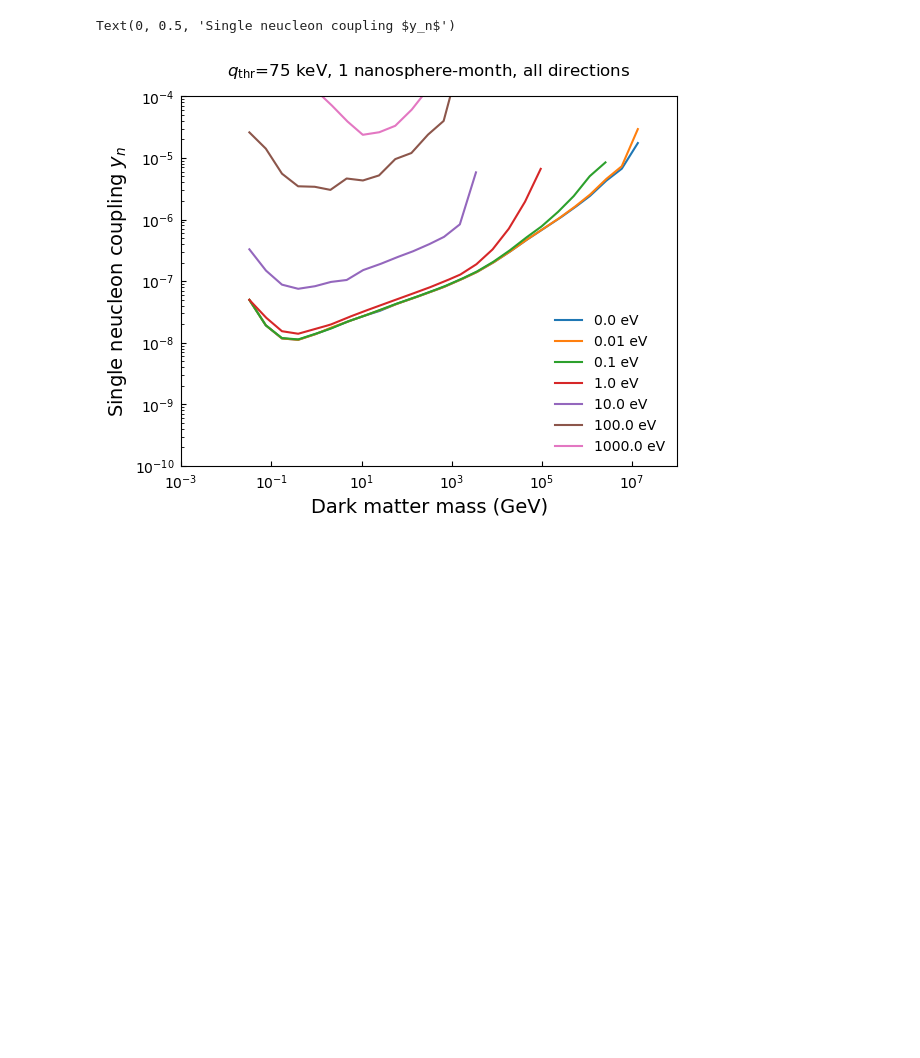
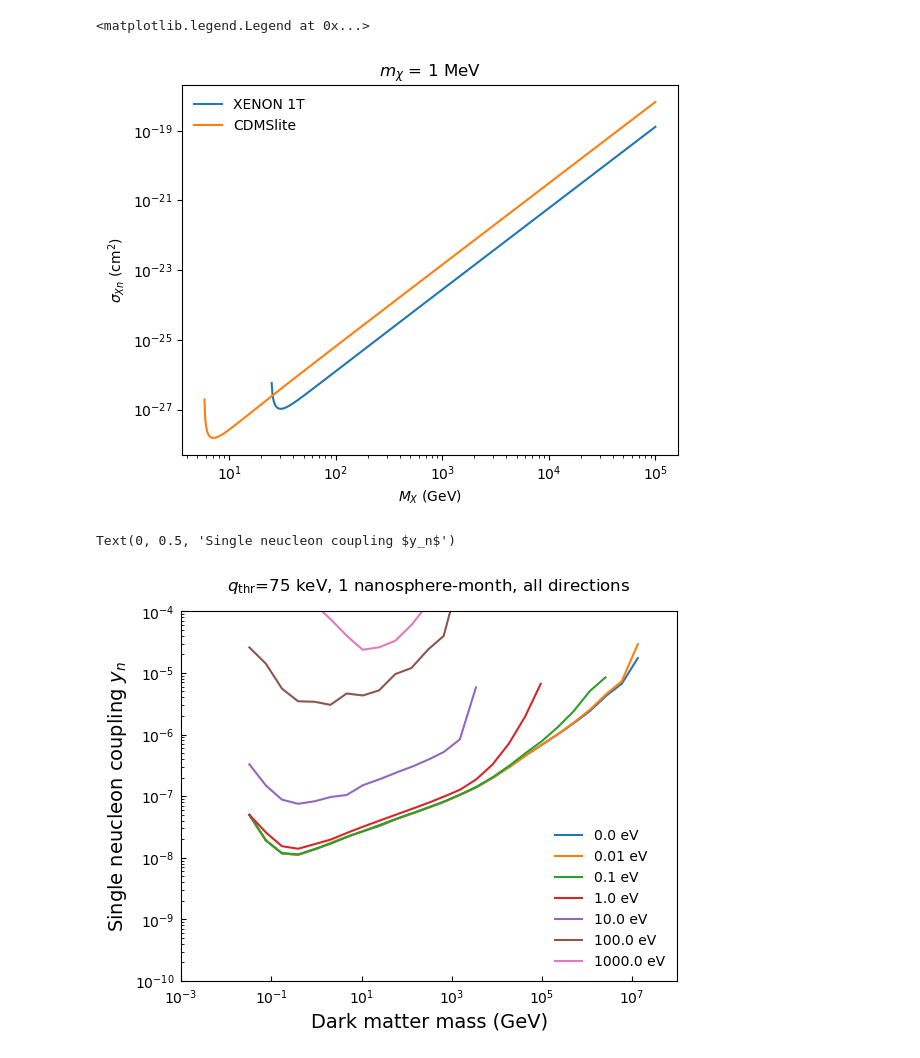
Before and after one commit to yuhants/impulse, a Jupyter notebook: yuhan/set_limits_composite_dm.ipynb, the cells around one changed output. Cells and saved outputs as stored; diff of their text form; code cells hidden in the pictures; blank space fills up the shorter version.

```diff
--- a/yuhan/set_limits_composite_dm.ipynb
+++ b/yuhan/set_limits_composite_dm.ipynb
@@ -7,2 +140,18 @@ from matplotlib.cm import get_cmap
+# %%
+mX = np.logspace(-2, 5, 1000)
+mchi = 1e-3
+cdmslite_limit = get_dm_xsec(mX, mchi, 500e-9, 73, 10, 0.2, np.pi * 1e7)
+xenon_limit = get_dm_xsec(mX, mchi, 5000e-9, 131, 3, 1000, np.pi * 1e7)
+# %%
+plt.loglog(mX, xenon_limit, label='XENON 1T')
+plt.loglog(mX, cdmslite_limit, label='CDMSlite')
+
+plt.title('$m_\chi$ = 1 MeV')
+plt.xlabel('$M_X$ (GeV)')
+plt.ylabel('$\sigma_{Xn}$ (cm$^2$)')
+plt.legend(frameon=False)
+# %% [output]
+<matplotlib.legend.Legend at 0x...>
+[figure, added]
 # %%
 convert_factor = 0.3894e-27 / 1e-18  # 1 / eV^2 -> cm^2
```
Also changed, not shown: parts of 18 cells of this notebook, 2 other files.
